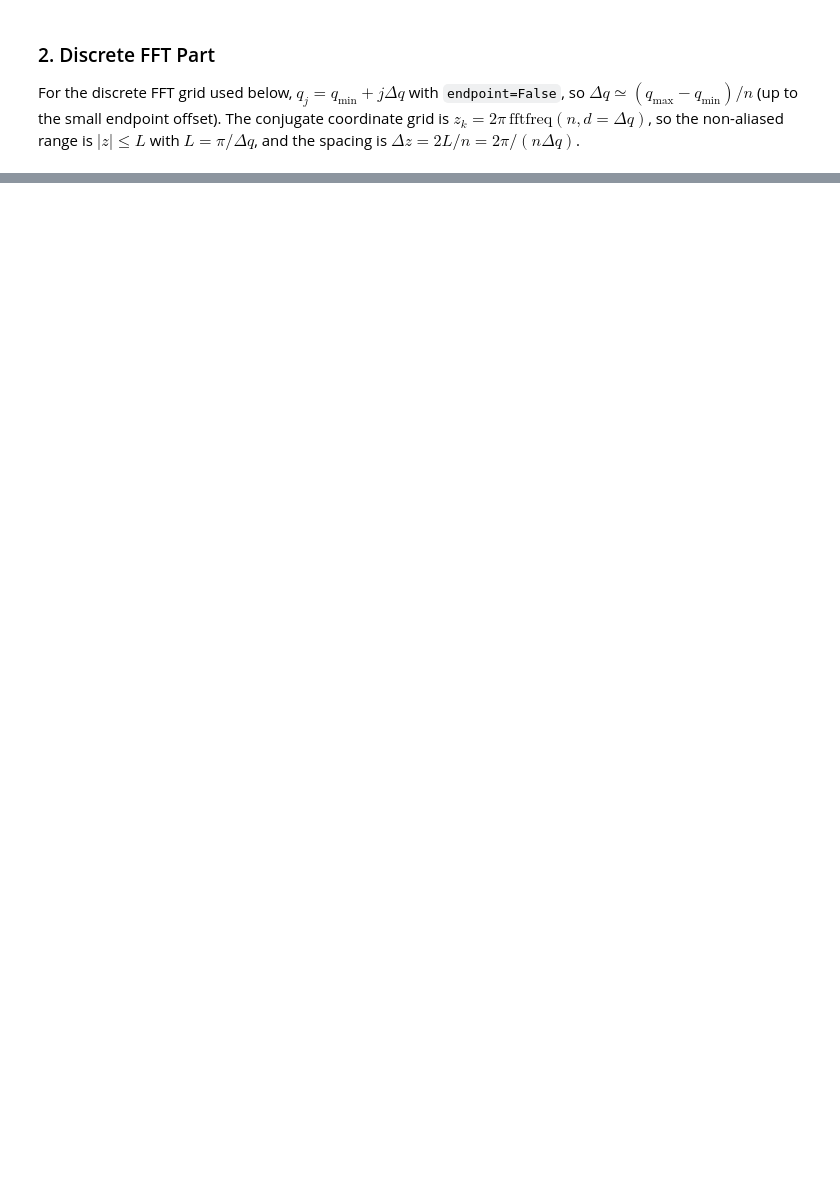
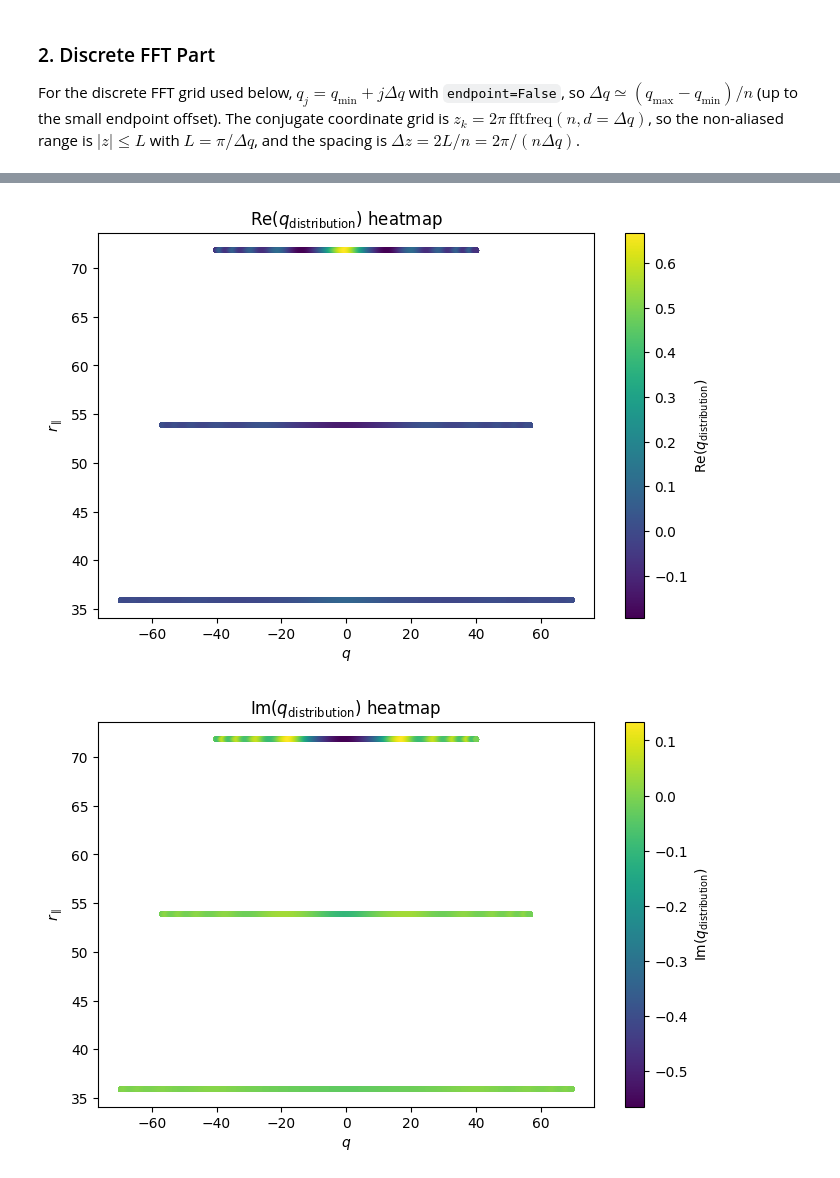
Before and after one commit to ClaudioQTM/2D_array, a Jupyter notebook: src/W_state/W_state_FFT.ipynb, the cells around one changed output, grey strips where cells are left out. Cells and saved outputs as stored; diff of their text form; code cells hidden in the pictures; blank space fills up the shorter version.

```diff
--- a/src/W_state/W_state_FFT.ipynb
+++ b/src/W_state/W_state_FFT.ipynb
@@ -307,0 +354,40 @@ plt.show()
+# %%
+r_heatmap_points = r_grid_points[:1:-1]
+q_re = np.real(np.asarray(q_distribution_list))
+q_im = np.imag(np.asarray(q_distribution_list))
+
+if q_re.shape[0] != len(r_heatmap_points) or q_im.shape[0] != len(r_heatmap_points):
+    raise ValueError("The number of q_distribution rows must match r_heatmap_points.")
+
+def _plot_q_distribution_heatmap(values, colorbar_label, title):
+    if "q_grid_list" in globals() and all(np.allclose(q_grid_list[0], q) for q in q_grid_list[1:]):
+        fig, ax = plt.subplots(figsize=(8, 5))
+        mesh = ax.pcolormesh(q_grid_list[0], r_heatmap_points, values, shading="auto")
+    elif "q_grid_list" in globals():
+        q_heatmap_grid = np.asarray(q_grid_list)
+        r_heatmap_grid = np.repeat(r_heatmap_points[:, None], q_heatmap_grid.shape[1], axis=1)
+        fig, ax = plt.subplots(figsize=(8, 5))
+        mesh = ax.scatter(q_heatmap_grid.ravel(), r_heatmap_grid.ravel(), c=values.ravel(), s=8)
+    else:
+        fig, ax = plt.subplots(figsize=(8, 5))
+        mesh = ax.pcolormesh(q_grid, r_heatmap_points, values, shading="auto")
+
+    fig.colorbar(mesh, ax=ax, label=colorbar_label)
+    ax.set_xlabel(r"$q$")
+    ax.set_ylabel(r"$r_\parallel$")
+    ax.set_title(title)
+    plt.show()
+
+_plot_q_distribution_heatmap(
+    q_re,
+    r"$\mathrm{Re}(q_{\mathrm{distribution}})$",
+    r"$\mathrm{Re}(q_{\mathrm{distribution}})$ heatmap",
+)
+_plot_q_distribution_heatmap(
+    q_im,
+    r"$\mathrm{Im}(q_{\mathrm{distribution}})$",
+    r"$\mathrm{Im}(q_{\mathrm{distribution}})$ heatmap",
+)
+# %% [output]
+[figure, added]
+[figure, added]
```
Also changed, not shown: parts of 7 cells of this notebook, 4 other files.
